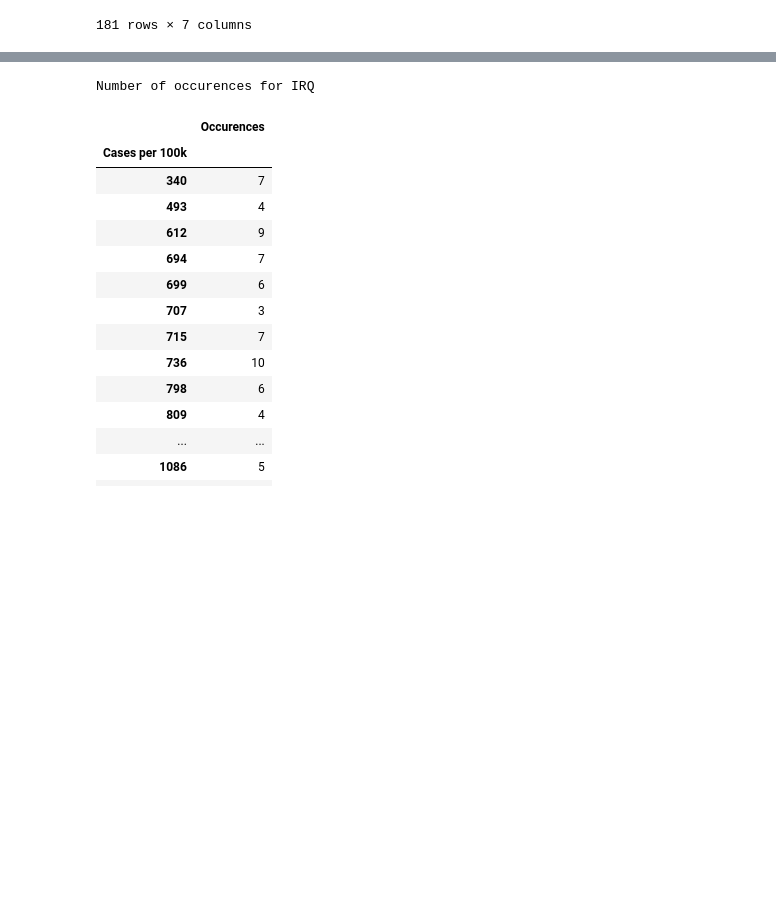
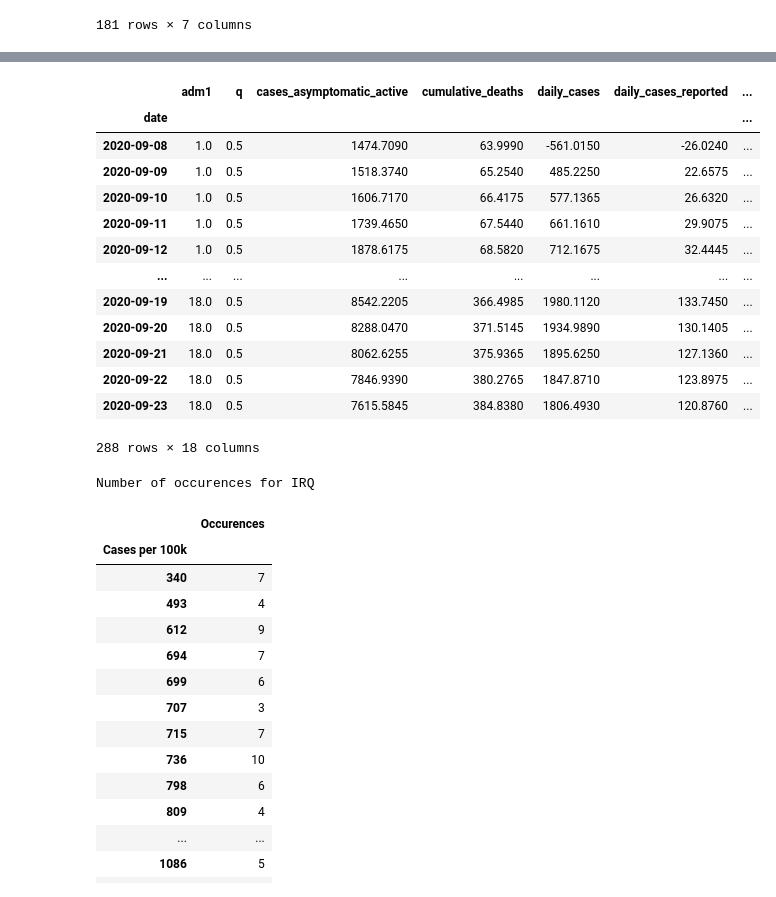
Before and after one commit to OCHA-DAP/pa-COVID-model-reports, a Jupyter notebook: Test_graphlegend.ipynb, the cells around one changed output, grey strips where cells are left out. Drawn from its saved outputs; the diff is of its cells as text; code cells hidden in the pictures; blank space fills up the shorter version.

```diff
--- a/Test_graphlegend.ipynb
+++ b/Test_graphlegend.ipynb
@@ -234,3 +431,20 @@ shapefile = shapefile.merge(bucky_npi, left_on=parameters['adm1_pcode'], right_o
+# %%
+b[b.q==0.5]
+# %% [output]
+|  | adm1 | q | cases_asymptomatic_active | cumulative_deaths | daily_cases | daily_cases_reported | ... |
+| date |  |  |  |  |  |  | ... |
+| 2020-09-08 | 1.0 | 0.5 | 1474.7090 | 63.9990 | -561.0150 | -26.0240 | ... |
+| 2020-09-09 | 1.0 | 0.5 | 1518.3740 | 65.2540 | 485.2250 | 22.6575 | ... |
+| 2020-09-10 | 1.0 | 0.5 | 1606.7170 | 66.4175 | 577.1365 | 26.6320 | ... |
+| 2020-09-11 | 1.0 | 0.5 | 1739.4650 | 67.5440 | 661.1610 | 29.9075 | ... |
+| 2020-09-12 | 1.0 | 0.5 | 1878.6175 | 68.5820 | 712.1675 | 32.4445 | ... |
+| ... | ... | ... | ... | ... | ... | ... | ... |
+| 2020-09-19 | 18.0 | 0.5 | 8542.2205 | 366.4985 | 1980.1120 | 133.7450 | ... |
+| 2020-09-20 | 18.0 | 0.5 | 8288.0470 | 371.5145 | 1934.9890 | 130.1405 | ... |
+| 2020-09-21 | 18.0 | 0.5 | 8062.6255 | 375.9365 | 1895.6250 | 127.1360 | ... |
+| 2020-09-22 | 18.0 | 0.5 | 7846.9390 | 380.2765 | 1847.8710 | 123.8975 | ... |
+| 2020-09-23 | 18.0 | 0.5 | 7615.5845 | 384.8380 | 1806.4930 | 120.8760 | ... |
+288 rows × 18 columns
 # %%
 # shapefile.ADM0_EN.unique()
 # %%
```
Also changed, not shown: parts of 20 cells of this notebook.
